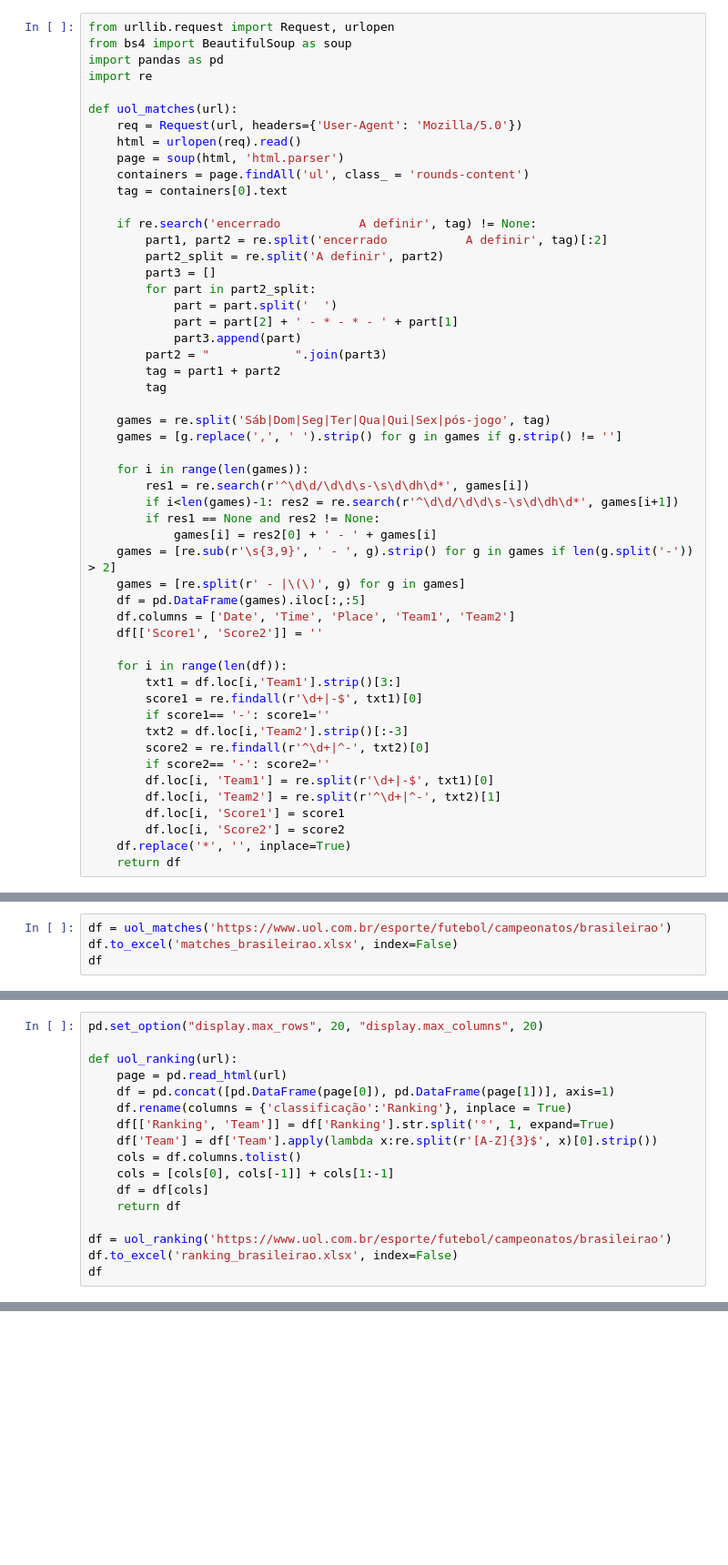
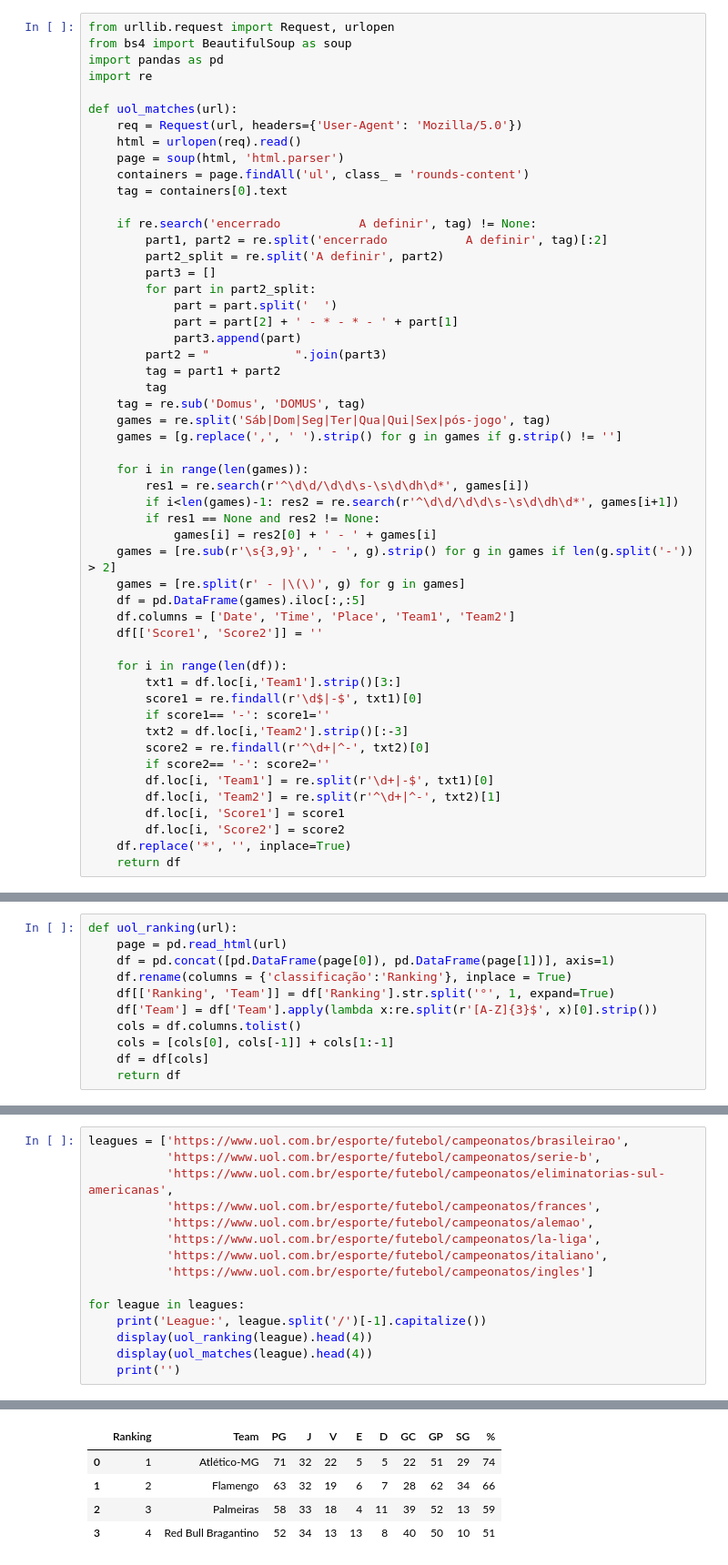
Before and after one commit to gcbacel/scraping, a Jupyter notebook: brasileirao/UOL_Scores.ipynb, the cells around one changed output, grey strips where cells are left out. Shown: that part at 91% size. Cells and saved outputs as stored; diff of their text form; blank space fills up the shorter version.

```diff
--- a/brasileirao/UOL_Scores.ipynb
+++ b/brasileirao/UOL_Scores.ipynb
@@ -24,7 +26,7 @@ def uol_matches(url):
         part2 = "            ".join(part3)
         tag = part1 + part2
         tag
-
+    tag = re.sub('Domus', 'DOMUS', tag)
     games = re.split('Sáb|Dom|Seg|Ter|Qua|Qui|Sex|pós-jogo', tag)
     games = [g.replace(',', ' ').strip() for g in games if g.strip() != '']
 
@@ -41,7 +43,7 @@ def uol_matches(url):
 
     for i in range(len(df)):
         txt1 = df.loc[i,'Team1'].strip()[3:]
-        score1 = re.findall(r'\d+|-$', txt1)[0]
+        score1 = re.findall(r'\d$|-$', txt1)[0]
         if score1== '-': score1=''
         txt2 = df.loc[i,'Team2'].strip()[:-3]
         score2 = re.findall(r'^\d+|^-', txt2)[0]
@@ -57,4 +56,0 @@ def uol_matches(url):
-# %%
-df = uol_matches('https://www.uol.com.br/esporte/futebol/campeonatos/brasileirao')
-df.to_excel('matches_brasileirao.xlsx', index=False)
-df
@@ -113,6 +59,4 @@ uol_matches('https://www.uol.com.br/esporte/futebol/campeonatos/eliminatorias-su
 # %%
-pd.set_option("display.max_rows", 20, "display.max_columns", 20)
-
 def uol_ranking(url):
     page = pd.read_html(url)
     df = pd.concat([pd.DataFrame(page[0]), pd.DataFrame(page[1])], axis=1)
@@ -123,7 +67,3 @@ def uol_ranking(url):
     cols = [cols[0], cols[-1]] + cols[1:-1]
     df = df[cols]
     return df
-
-df = uol_ranking('https://www.uol.com.br/esporte/futebol/campeonatos/brasileirao')
-df.to_excel('ranking_brasileirao.xlsx', index=False)
-df
@@ -185,0 +72,16 @@ uol_ranking('https://www.uol.com.br/esporte/futebol/campeonatos/eliminatorias-su
+# %%
+leagues = ['https://www.uol.com.br/esporte/futebol/campeonatos/brasileirao',
+           'https://www.uol.com.br/esporte/futebol/campeonatos/serie-b',
+           'https://www.uol.com.br/esporte/futebol/campeonatos/eliminatorias-sul-americanas',
+           'https://www.uol.com.br/esporte/futebol/campeonatos/frances',
+           'https://www.uol.com.br/esporte/futebol/campeonatos/alemao',
+           'https://www.uol.com.br/esporte/futebol/campeonatos/la-liga',
+           'https://www.uol.com.br/esporte/futebol/campeonatos/italiano',
+           'https://www.uol.com.br/esporte/futebol/campeonatos/ingles']
+
+for league in leagues:
+    print('League:', league.split('/')[-1].capitalize())
+    display(uol_ranking(league).head(4))
+    display(uol_matches(league).head(4))
+    print('')
+# %% [output]
@@ -185,0 +89,5 @@ uol_ranking('https://www.uol.com.br/esporte/futebol/campeonatos/eliminatorias-su
+|  | Ranking | Team | PG | J | V | E | D | GC | GP | SG | % |
+| 0 | 1 | Atlético-MG | 71 | 32 | 22 | 5 | 5 | 22 | 51 | 29 | 74 |
+| 1 | 2 | Flamengo | 63 | 32 | 19 | 6 | 7 | 28 | 62 | 34 | 66 |
+| 2 | 3 | Palmeiras | 58 | 33 | 18 | 4 | 11 | 39 | 52 | 13 | 59 |
+| 3 | 4 | Red Bull Bragantino | 52 | 34 | 13 | 13 | 8 | 40 | 50 | 10 | 51 |
```
Also changed, not shown: parts of 18 cells of this notebook.
